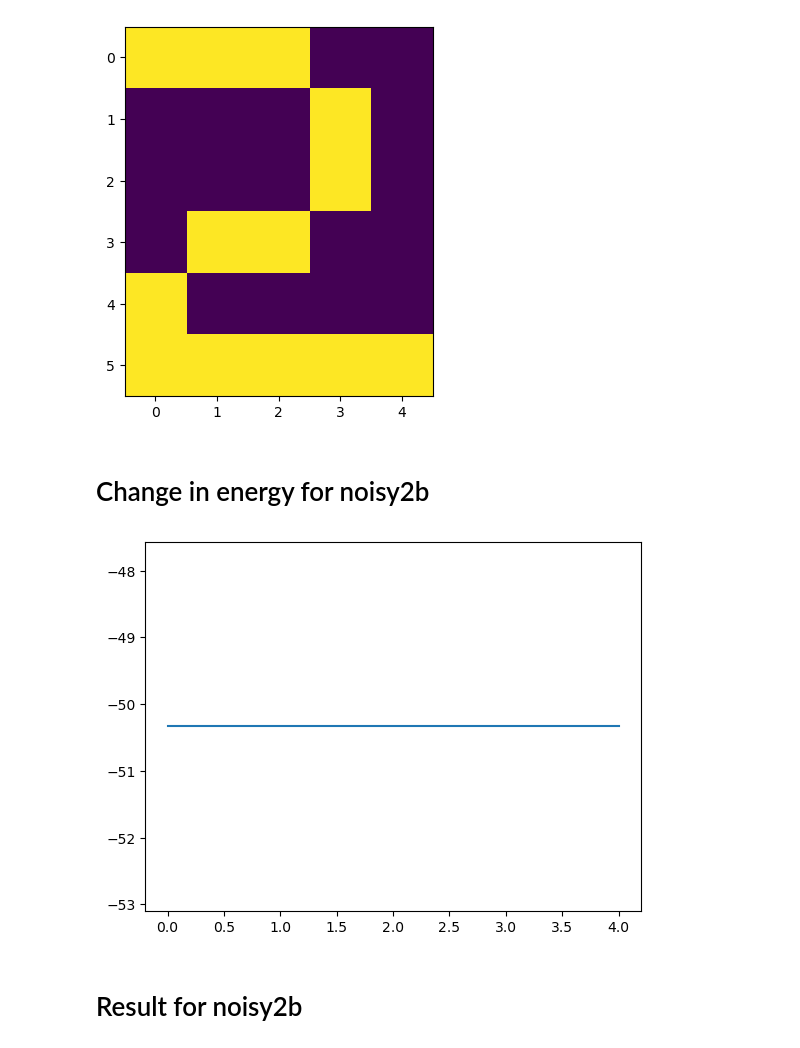
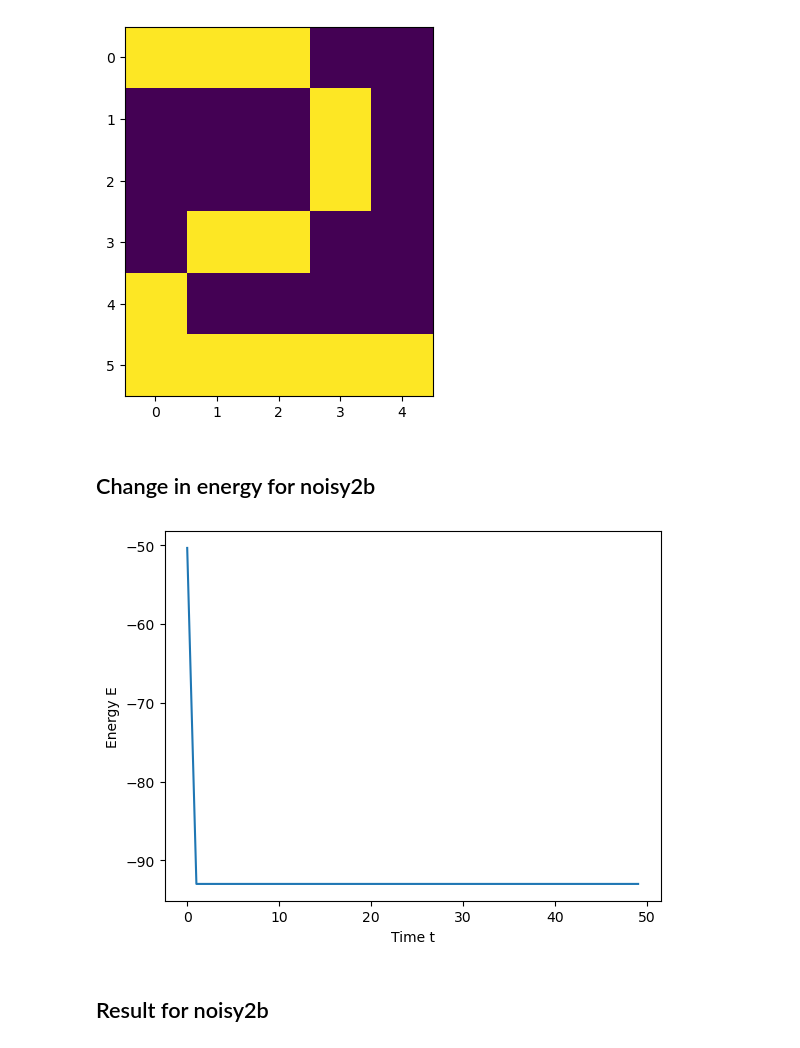
Before and after one commit to draczew23/cmcs_lab_2, a Jupyter notebook: notebook_test.ipynb, the cells around one changed output. Saved outputs shown, nothing was run; the diff lists cells and outputs as text; code cells hidden in the pictures.

```diff
--- a/notebook_test.ipynb
+++ b/notebook_test.ipynb
@@ -74,7 +76,7 @@ noisy2b = np.where(noisy2b != 0, noisy2b, -1)
 
 #   Initialization
 
-time_step = 5
+time_step = 50
 
 noisy0_copy = noisy0.copy()
 noisy1_copy = noisy2.copy()
@@ -131,5 +133,5 @@ for t in range(time_step):
     energy_two = np.append(energy_two, energy_sum)
     #c_where_lower = c < 0
     #noisy2_copy[c_where_lower] = np.negative(noisy2_copy[c_where_lower])
-    noisy2b_copy = np.sign(c)
+    noisy2_copy = np.sign(c)
 # %% [markdown]
@@ -163,14 +169,16 @@ plt.show()
 # %% [output]
 [figure]
 # %% [markdown]
-# Change in energy for noisy2b
+## Change in energy for noisy2b
 # %%
 plt.plot(time_axis, energy_two)
+plt.ylabel("Energy E")
+plt.xlabel("Time t")
 plt.show()
 # %% [output]
-[figure, old version]
+[figure, new version]
 # %% [markdown]
-# Result for noisy2b
+## Result for noisy2b
 # %%
 
 D = np.reshape(noisy2_copy, (-6, 5))
```
Also changed, not shown: parts of 11 cells of this notebook.
